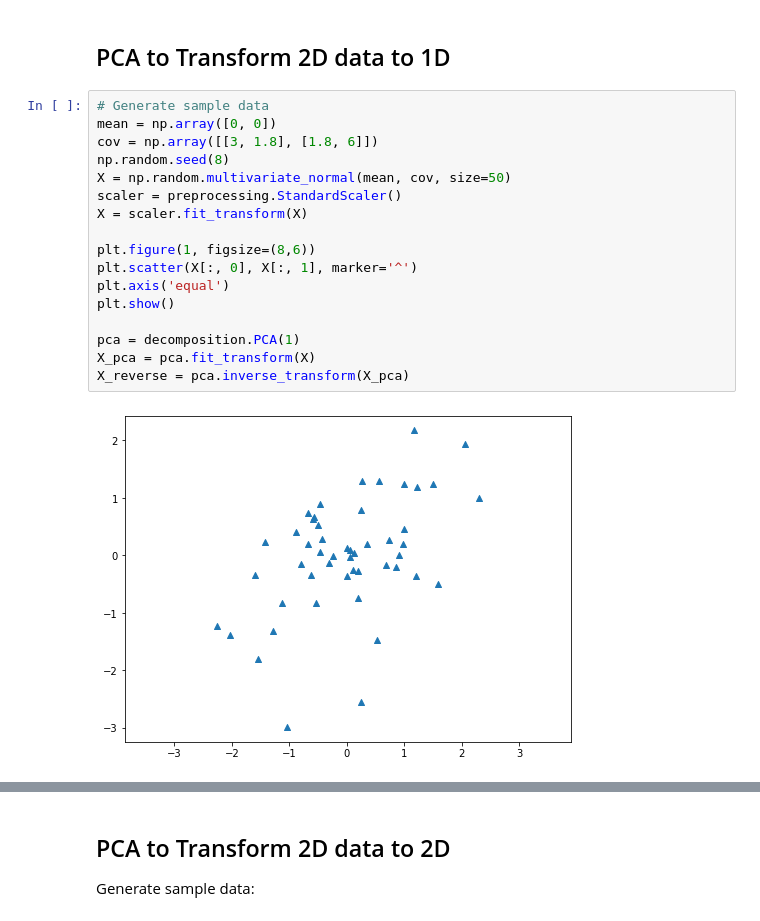
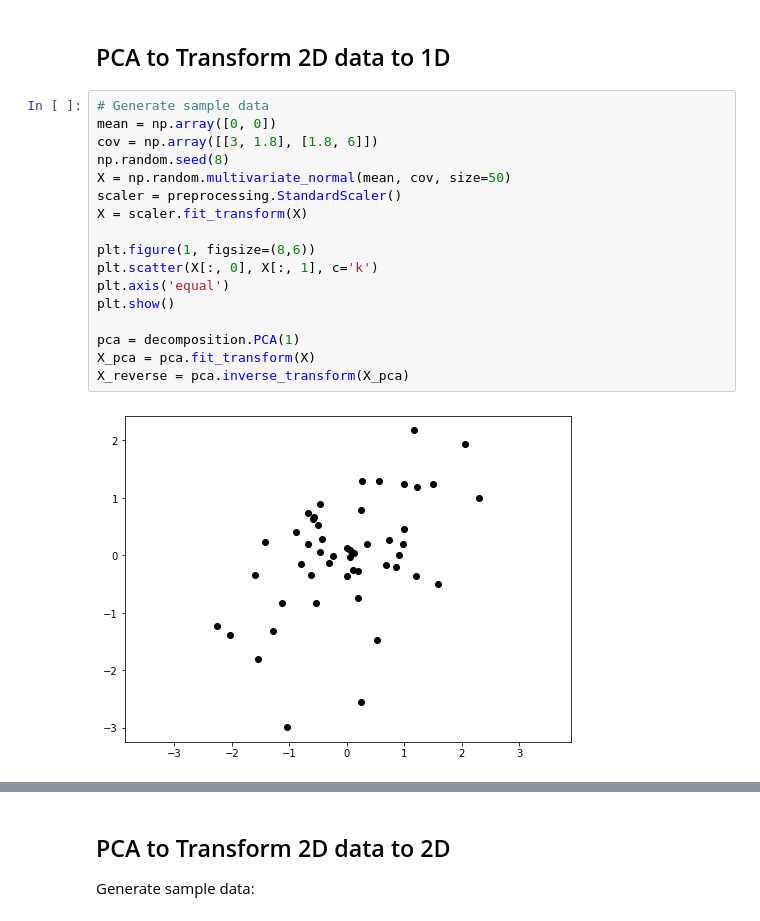
Before and after one commit to jchen8000/MLDLWithPython, a Jupyter notebook: 4_05_Principal_Component_Analysis/PCA_Introduction.ipynb, the cells around one changed output, grey strips where cells are left out. Drawn from its saved outputs; the diff is of its cells as text.

```diff
--- a/4_05_Principal_Component_Analysis/PCA_Introduction.ipynb
+++ b/4_05_Principal_Component_Analysis/PCA_Introduction.ipynb
@@ -13,22 +13,22 @@ from sklearn import preprocessing
 # %%
 # Generate sample data
 mean = np.array([0, 0])
 cov = np.array([[3, 1.8], [1.8, 6]])
 np.random.seed(8)
 X = np.random.multivariate_normal(mean, cov, size=50)
 scaler = preprocessing.StandardScaler()
 X = scaler.fit_transform(X)
 
 plt.figure(1, figsize=(8,6))
-plt.scatter(X[:, 0], X[:, 1], marker='^')
+plt.scatter(X[:, 0], X[:, 1], c='k')
 plt.axis('equal')
 plt.show()
 
 pca = decomposition.PCA(1)
 X_pca = pca.fit_transform(X)
 X_reverse = pca.inverse_transform(X_pca)
 # %% [output]
-[figure, old version]
+[figure, new version]
 # %%
 pca = decomposition.PCA(n_components=1)
 X_pca = pca.fit_transform(X)
```
Also changed, not shown: parts of 6 cells of this notebook.
